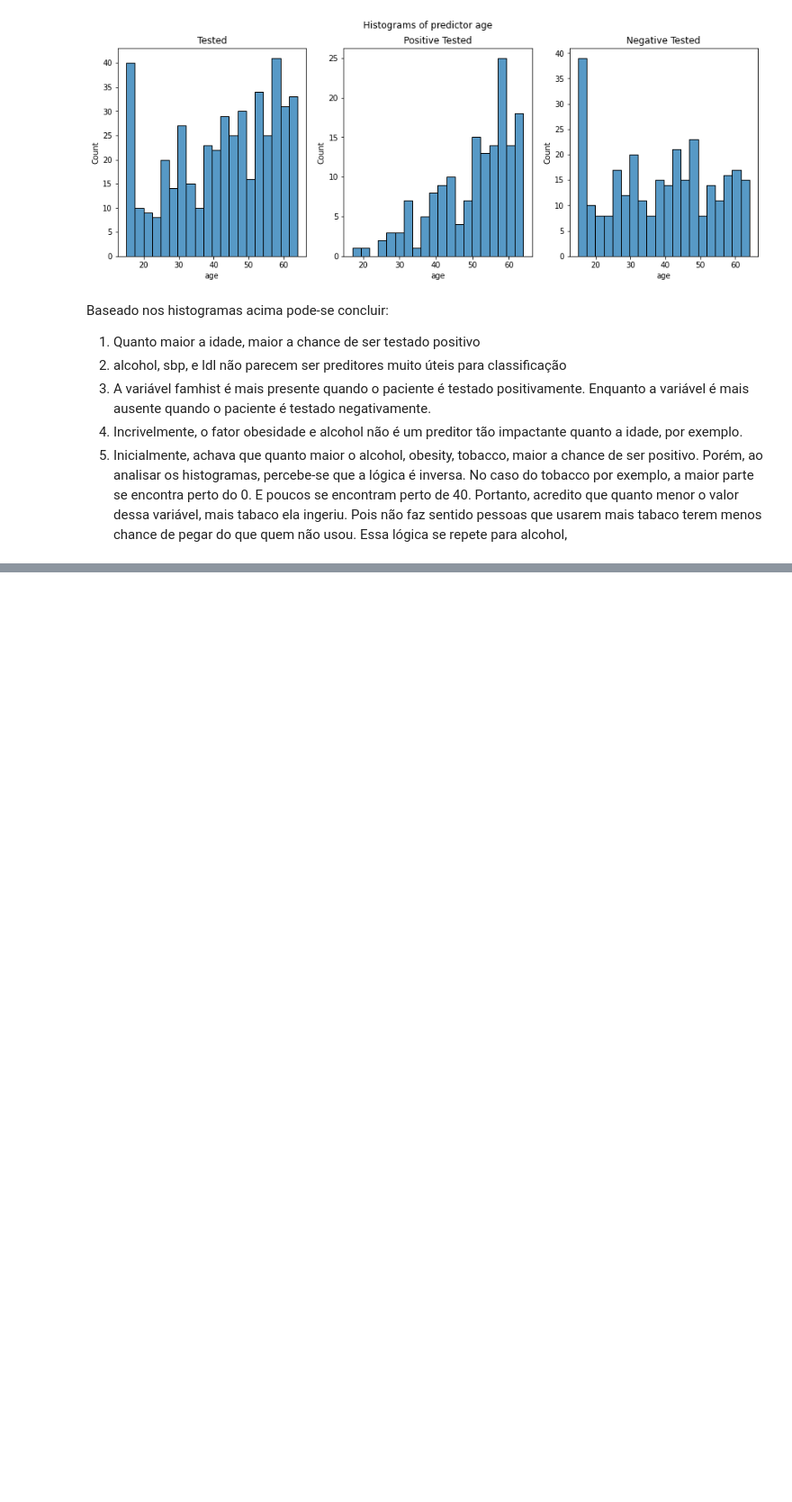
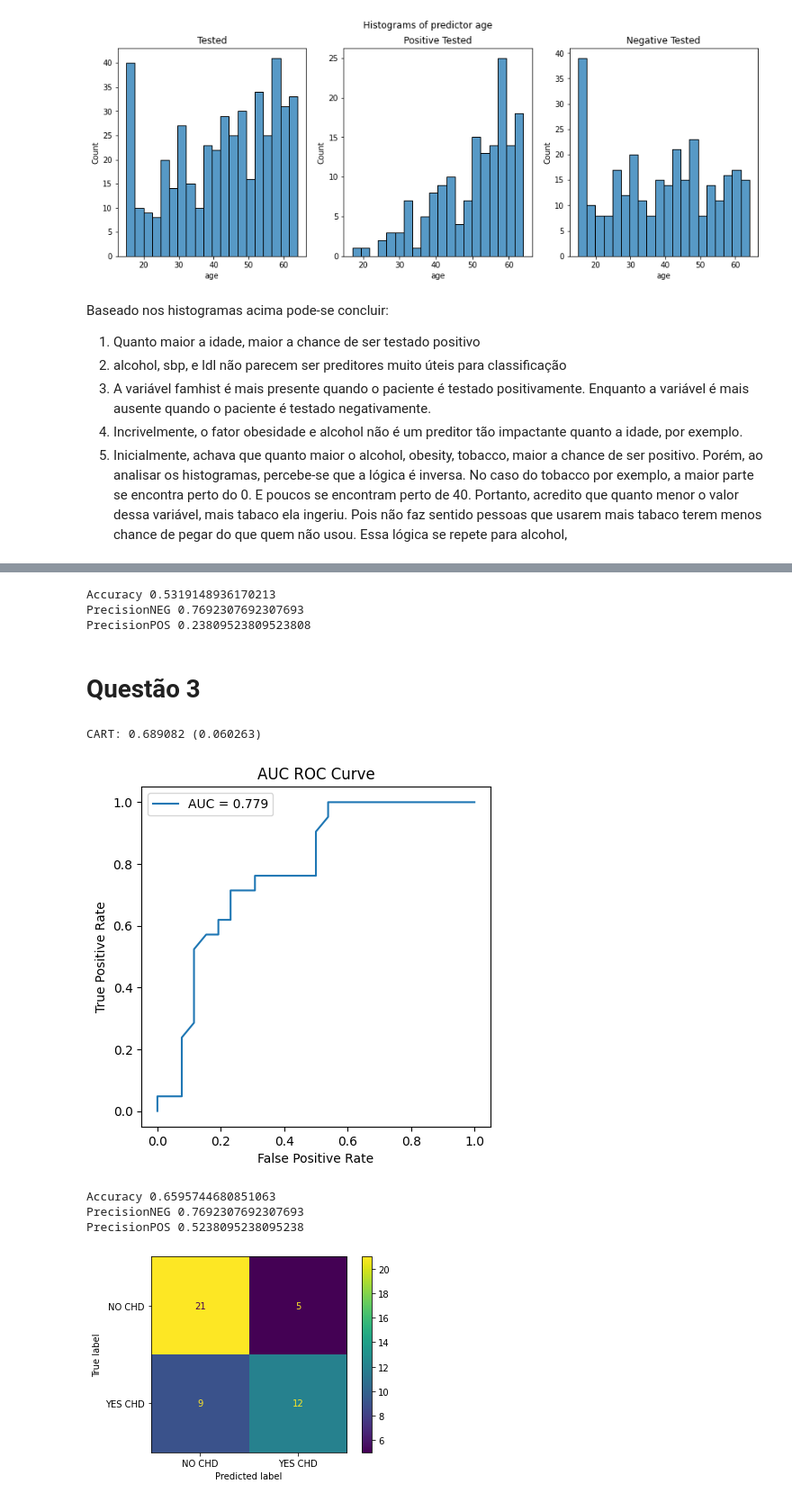
Before and after one commit to GuiCoelhoDev/CoronaryDisease_Analysis, a Jupyter notebook: Projeto1_Practice.ipynb, the cells around one changed output, grey strips where cells are left out. Shown at 90% size. Saved outputs shown, nothing was run; the diff lists cells and outputs as text; code cells hidden in the pictures; blank space fills up the shorter version.

```diff
--- a/Projeto1_Practice.ipynb
+++ b/Projeto1_Practice.ipynb
@@ -154,0 +275,63 @@ https://machinelearningmastery.com/machine-learning-in-python-step-by-step/
+# %%
+dataset[['sbp','tobacco','ldl','adiposity','typea','obesity','alcohol','age']]
+X.columns
+
+# ROC AUC https://www.youtube.com/watch?v=TEkvKx2tQHU | https://www.youtube.com/watch?v=4jRBRDbJemM
+print("Accuracy", 25/47)
+print("PrecisionNEG", 20/26)
+print("PrecisionPOS", 5/21)
+# %% [output]
+Accuracy 0.5319148936170213
+PrecisionNEG 0.7692307692307693
+PrecisionPOS 0.23809523809523808
+# %% [markdown]
+# Questão 3
+# %%
+from numpy import mean
+from numpy import std
+from sklearn.model_selection import cross_val_score
+from sklearn.model_selection import RepeatedStratifiedKFold
+from sklearn.ensemble import RandomForestClassifier
+
+X=dataset[['sbp','famhist','tobacco','ldl','adiposity','typea','obesity','alcohol','age']]
+y=dataset['chd'].values
+
+X_train, X_test, y_train, y_test = train_test_split(X, y, test_size=0.1, random_state=0)
+
+rf_model = RandomForestClassifier(n_estimators=100, max_features=9)
+
+kfold = StratifiedKFold(n_splits = 10, random_state = 1, shuffle=True)
+cv_results = cross_val_score(rf_model, X_train, y_train, cv=kfold, scoring='accuracy',error_score='raise')
+print('%s: %f (%f)' % ("CART", cv_results.mean(), cv_results.std()))
+
+rf_model.fit(X_train, y_train)
+
+predictions = rf_model.predict_proba(X_test)
+fpr, tpr, _ = roc_curve(y_test,predictions[:,1])
+
+# AUC ROC Curve
+auc_cart = auc(fpr,tpr)
+plt.figure(figsize=(5,5), dpi=100)
+plt.plot(fpr,tpr,linestyle='-', label='AUC = %0.3f' % auc_cart)
+plt.xlabel('False Positive Rate')
+plt.title("AUC ROC Curve")
+plt.ylabel('True Positive Rate')
+plt.legend()
+plt.show()
+
+# Confusion Matrix
+
+plot_confusion_matrix(rf_model, X_test, y_test, display_labels=["NO CHD", "YES CHD"])
+
+# Accuracy and Precision
+
+print("Accuracy", 31/47)
+print("PrecisionNEG", 20/26)
+print("PrecisionPOS", 11/21)
+# %% [output]
+CART: 0.689082 (0.060263)
+[figure, added]
+Accuracy 0.6595744680851063
+PrecisionNEG 0.7692307692307693
+PrecisionPOS 0.5238095238095238
+[figure, added]
```
Also changed, not shown: parts of 13 cells of this notebook.
